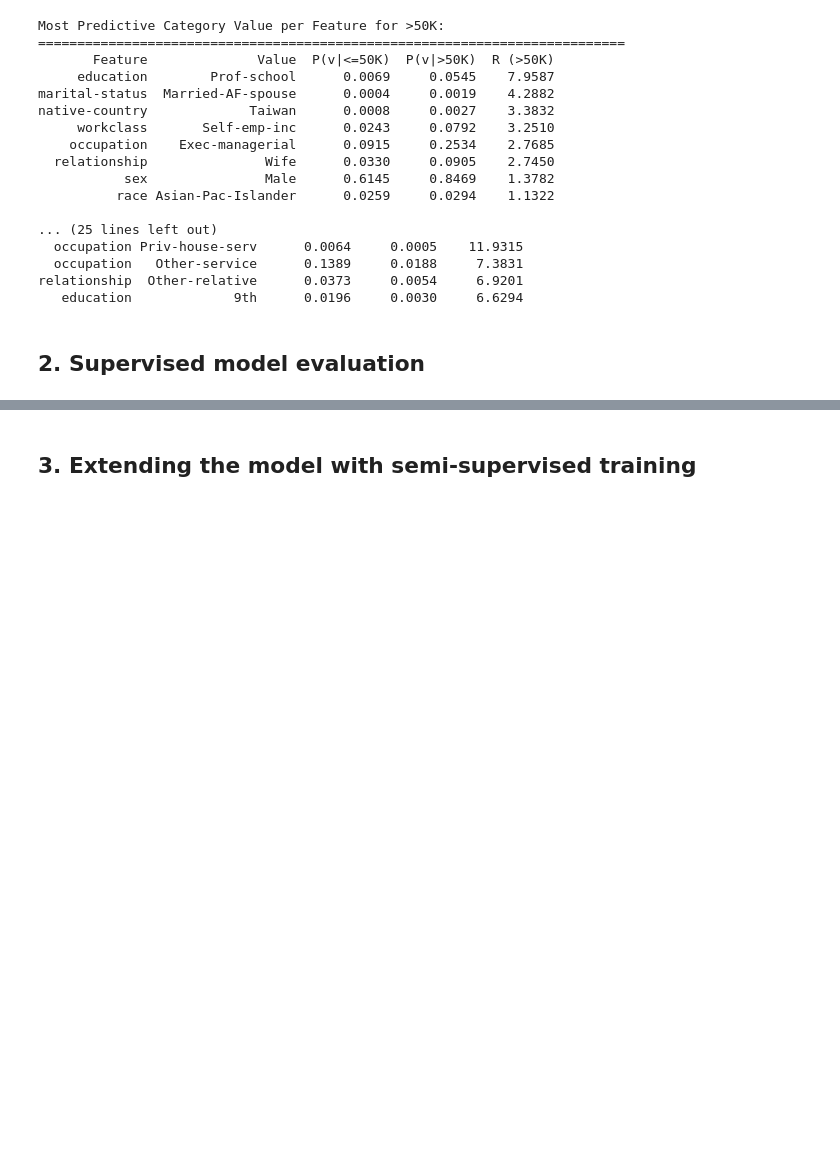
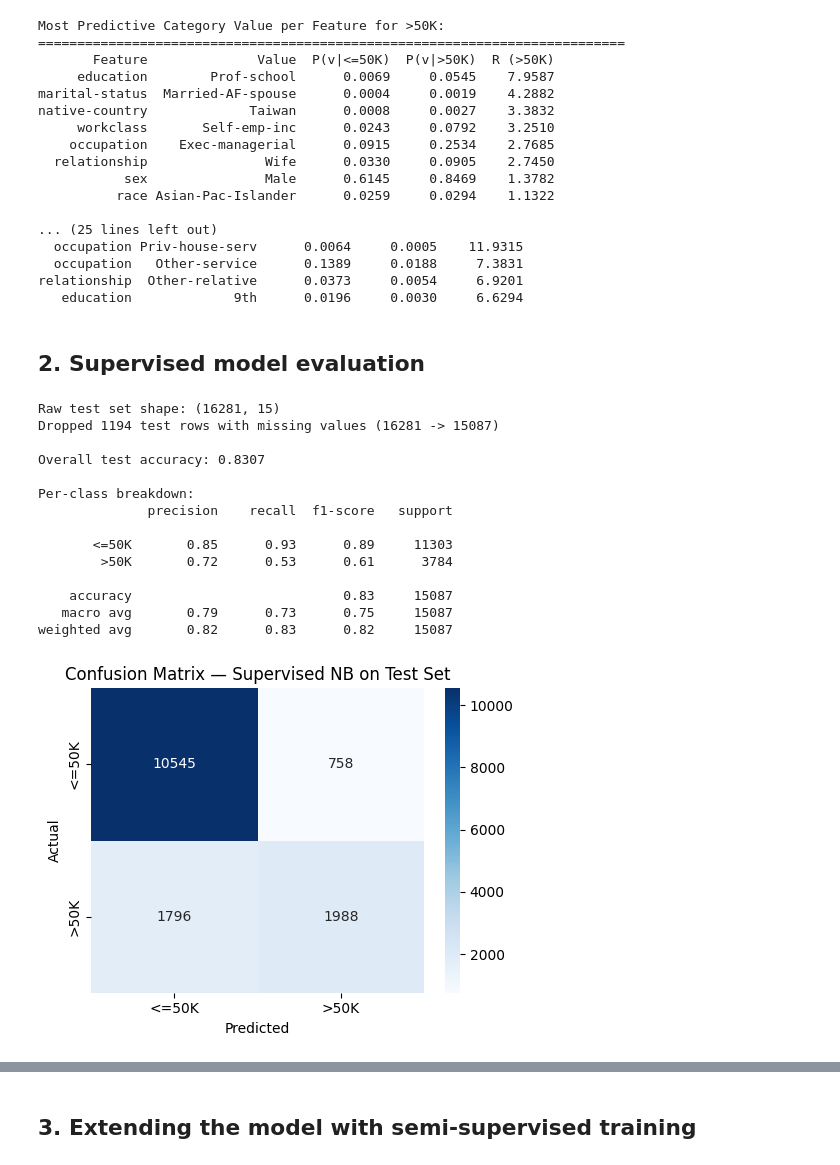
Before and after one commit to skandaramanan/ML-Research-Part-1, a Jupyter notebook: COMP30027_2026_asst1_template.ipynb, the cells around one changed output, grey strips where cells are left out. Drawn from its saved outputs; the diff is of its cells as text; code cells hidden in the pictures; blank space fills up the shorter version.

```diff
--- a/COMP30027_2026_asst1_template.ipynb
+++ b/COMP30027_2026_asst1_template.ipynb
@@ -65,8 +65,8 @@ First 3 rows:
 # --- Preprocessing ---
 
 
-def preprocess_training_frame(df):
-    """Clean the training data in the same way the assignment expects."""
+def preprocess_adult_frame(df):
+    """Clean a labelled Adult split: missing values dropped, fnlwgt removed, income encoded."""
     cleaned_df = df.copy()
 
     # The updated CSVs store missing values as blank fields, which pandas usually reads as NaN.
@@ -83,14 +83,15 @@ def preprocess_training_frame(df):
     return cleaned_df, rows_before - rows_after
 
 
-train_df, dropped_rows = preprocess_training_frame(train_df)
+train_df, dropped_rows = preprocess_adult_frame(train_df)
 X_train_cont = train_df[CONTINUOUS_FEATURES].astype(float)
 X_train_cat = train_df[CATEGORICAL_FEATURES].copy()
 y_train = train_df[TARGET_COLUMN]
 
 class_distribution = y_train.value_counts().sort_index().rename(index=CLASS_LABELS)
 
-print(f"Dropped {dropped_rows} rows with missing values")
+rows_total = len(train_df) + dropped_rows
+print(f"Dropped {dropped_rows} rows with missing values ({rows_total} -> {len(train_df)})")
 print(f"\nContinuous features: {CONTINUOUS_FEATURES}")
 print(f"Categorical features: {CATEGORICAL_FEATURES}")
 print(f"\nClass distribution:\n{class_distribution}")
@@ -345,3 +346,53 @@ relationship  Other-relative      0.0373     0.0054     6.9201
    education             9th      0.0196     0.0030     6.6294
 # %% [markdown]
 ## 2. Supervised model evaluation
+# %%
+# --- Q2.1: Test Set Evaluation ---
+
+TEST_PATH = 'adult_test.csv'
+
+test_df_raw = pd.read_csv(TEST_PATH)
+print(f"Raw test set shape: {test_df_raw.shape}")
+
+test_df, dropped_test = preprocess_adult_frame(test_df_raw)
+X_test_cont = test_df[CONTINUOUS_FEATURES].astype(float)
+X_test_cat = test_df[CATEGORICAL_FEATURES].copy()
+y_test = test_df[TARGET_COLUMN]
+
+rows_total_test = len(test_df) + dropped_test
+print(f"Dropped {dropped_test} test rows with missing values ({rows_total_test} -> {len(test_df)})")
+
+# Predict on the held-out test set using the supervised model from Q1
+y_pred_test, test_log_posterior = predict_mixed_nb(X_test_cont, X_test_cat, mixed_nb_model)
+
+test_acc = accuracy_score(y_test, y_pred_test)
+print(f"\nOverall test accuracy: {test_acc:.4f}")
+print(f"\nPer-class breakdown:")
+print(classification_report(y_test, y_pred_test, target_names=['<=50K', '>50K']))
+
+# Confusion matrix visualisation
+cm = confusion_matrix(y_test, y_pred_test)
+fig, ax = plt.subplots(figsize=(5, 4))
+sns.heatmap(cm, annot=True, fmt='d', cmap='Blues',
+            xticklabels=['<=50K', '>50K'], yticklabels=['<=50K', '>50K'], ax=ax)
+ax.set_xlabel('Predicted')
+ax.set_ylabel('Actual')
+ax.set_title('Confusion Matrix — Supervised NB on Test Set')
+plt.tight_layout()
+plt.show()
+# %% [output]
+Raw test set shape: (16281, 15)
+Dropped 1194 test rows with missing values (16281 -> 15087)
+
+Overall test accuracy: 0.8307
+
+Per-class breakdown:
+              precision    recall  f1-score   support
+
+       <=50K       0.85      0.93      0.89     11303
+        >50K       0.72      0.53      0.61      3784
+
+    accuracy                           0.83     15087
+   macro avg       0.79      0.73      0.75     15087
+weighted avg       0.82      0.83      0.82     15087
+[figure, added]
```
Also changed, not shown: parts of 3 cells of this notebook.
